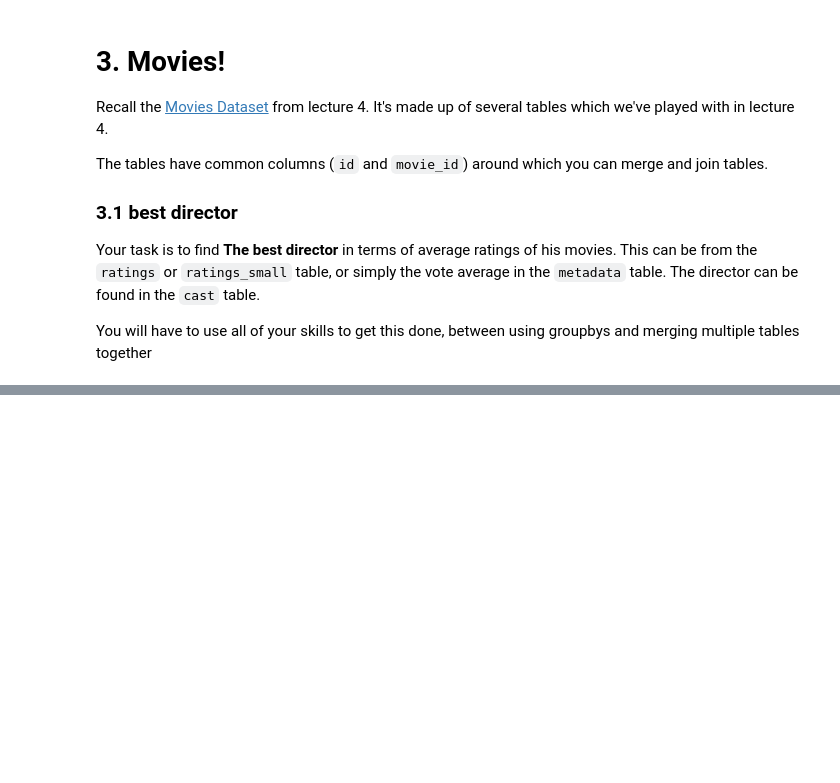
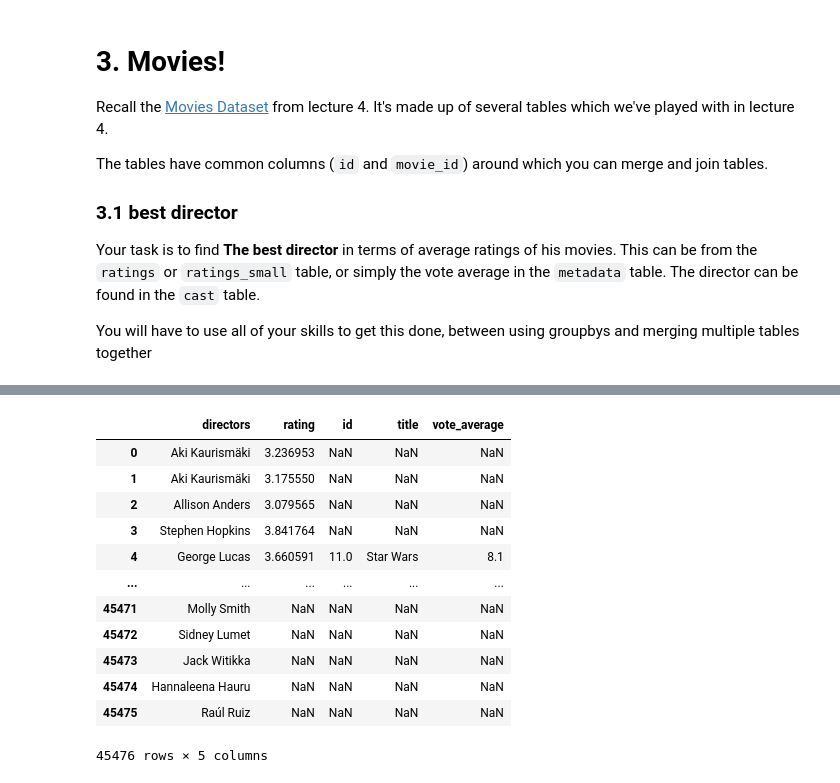
Before and after one commit to cb-ds-1/m2-3-exploration, a Jupyter notebook: workshop.ipynb, the cells around one changed output, grey strips where cells are left out. Cells and saved outputs as stored; diff of their text form; code cells hidden in the pictures; blank space fills up the shorter version.

```diff
--- a/workshop.ipynb
+++ b/workshop.ipynb
@@ -183,0 +298,10 @@ You will have to use all of your skills to get this done, between using groupbys
+# %%
+
+# Gather all the raw scores for those
+# movies in ratings dataframe
+ratings_lrg = ratings.loc[ratings.movieId.isin(pd.Series(ratings_ovr_N.movieId,dtype='int64'))]
+
+# Group by movie id and get the
+# mean rating.
+ratings_lrg = ratings_lrg.groupby(by='movieId').mean().drop(['userId','timestamp'],axis=1)
+ratings_lrg
@@ -183,0 +323,13 @@ You will have to use all of your skills to get this done, between using groupbys
+# %%
+#==========================================
+#
+#  Get the Ratings from metadata.csv
+#
+#==========================================
+metaratings = pd.read_csv('data/movies_metadata.csv')
+
+# collect the movies for which we
+# have over 1000 ratings
+meta = metaratings[['id','title','vote_average']].where(metaratings.vote_count >= N).dropna(axis=0).copy()
+meta.id = meta.id.astype(int)
+meta
@@ -183,0 +350,11 @@ You will have to use all of your skills to get this done, between using groupbys
+# %%
+#==========================================
+#
+#  Merging Directors with Ratings
+#
+#==========================================
+
+movies = pd.merge(directors,ratings_lrg,left_index=True,right_index=True,how='left')
+movies.index.rename('movie_id',inplace=True)
+movies.index = movies.index.astype(int)
+movies
@@ -183,0 +376,23 @@ You will have to use all of your skills to get this done, between using groupbys
+# %%
+#==========================================
+#
+#  Merging with meta data scores
+#
+#==========================================
+
+mov_all = pd.merge(movies,meta,left_on='movie_id',right_on='id',how='left')
+mov_all
+# %% [output]
+|  | directors | rating | id | title | vote_average |
+| 0 | Aki Kaurismäki | 3.236953 | NaN | NaN | NaN |
+| 1 | Aki Kaurismäki | 3.175550 | NaN | NaN | NaN |
+| 2 | Allison Anders | 3.079565 | NaN | NaN | NaN |
+| 3 | Stephen Hopkins | 3.841764 | NaN | NaN | NaN |
+| 4 | George Lucas | 3.660591 | 11.0 | Star Wars | 8.1 |
+| ... | ... | ... | ... | ... | ... |
+| 45471 | Molly Smith | NaN | NaN | NaN | NaN |
+| 45472 | Sidney Lumet | NaN | NaN | NaN | NaN |
+| 45473 | Jack Witikka | NaN | NaN | NaN | NaN |
+| 45474 | Hannaleena Hauru | NaN | NaN | NaN | NaN |
+| 45475 | Raúl Ruiz | NaN | NaN | NaN | NaN |
+45476 rows × 5 columns
```
Also changed, not shown: parts of 13 cells of this notebook.
